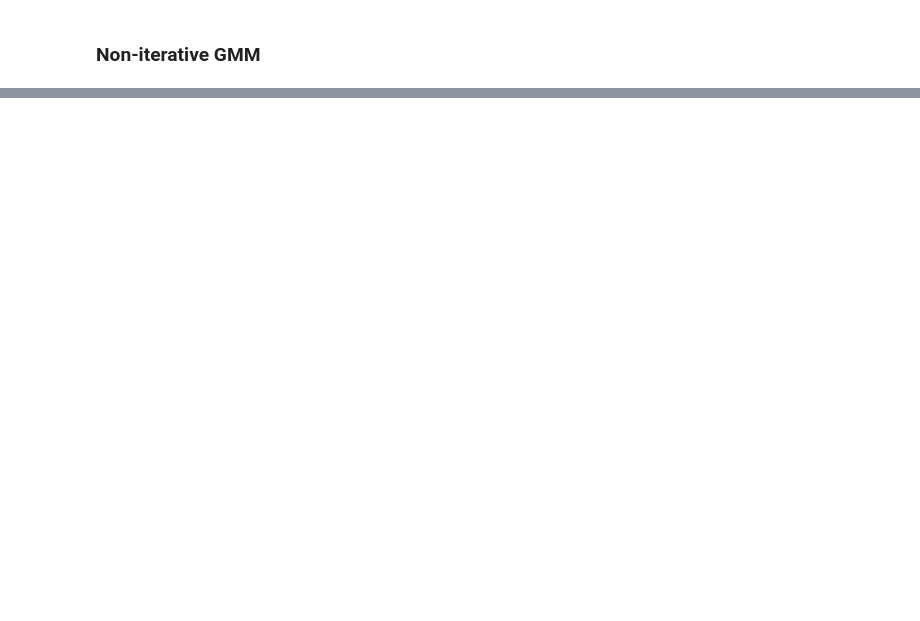
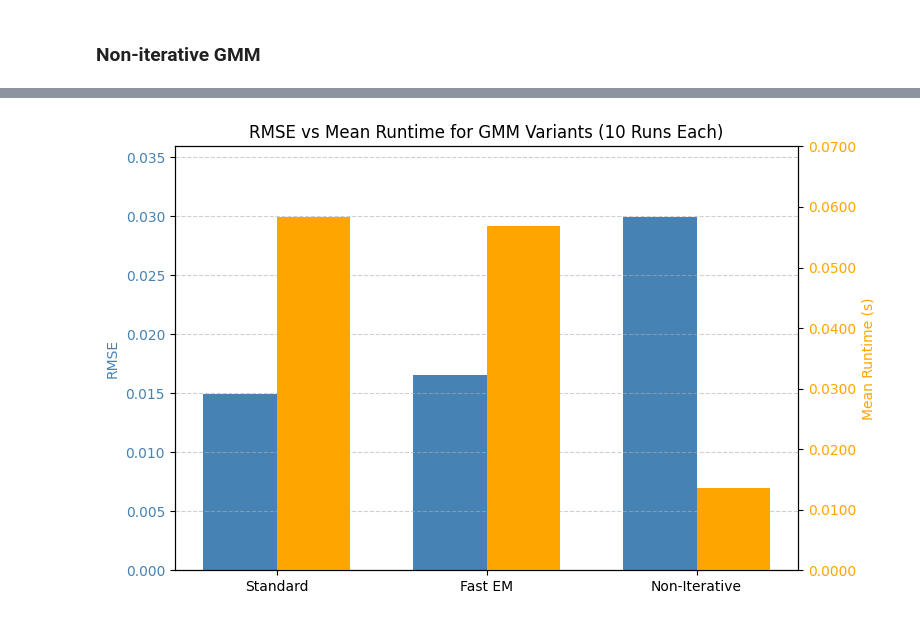
Before and after one commit to zaidmahmood/project-gmm, a Jupyter notebook: notebooks/FullProject.ipynb, the cells around one changed output, grey strips where cells are left out. Saved outputs shown, nothing was run; the diff lists cells and outputs as text; code cells hidden in the pictures; blank space fills up the shorter version.

```diff
--- a/notebooks/FullProject.ipynb
+++ b/notebooks/FullProject.ipynb
@@ -555,15 +545,20 @@ plt.show()
 # %%
 import sys
-sys.path.append('../src')
+sys.path.append('../src/')
 from benchmark_gmm import benchmark_gmm
 from benchmark_gmm_non_iterative import benchmark_gmm_non_iterative, compute_gmm_non_iterative
 
 
 # Standard GMM
-benchmark_gmm("Standard GMM", gmm, data_shaped)
+meantime_gmm, _ =  benchmark_gmm("Standard GMM", gmm, data_shaped)
+
 
 # Fast EM GMM
-benchmark_gmm("Fast EM GMM", gmm_fast_em, data_shaped)
+meantime_gmm_fast_em, _ =  benchmark_gmm("Fast EM GMM", gmm_fast_em, data_shaped)
 
 # Non-iterative GMM
-benchmark_non_iterative_gmm("GMM (Non-Iterative)", compute_gmm_non_iterative, data_shaped)
+meantime_gmm_non_iterative = benchmark_gmm_non_iterative(
+    "GMM (Non-Iterative)",
+    lambda X: compute_gmm_non_iterative(X, K=3),
+    data_shaped
+)
@@ -569,0 +638,47 @@ benchmark_non_iterative_gmm("GMM (Non-Iterative)", compute_gmm_non_iterative, da
+# %%
+import matplotlib.pyplot as plt
+import numpy as np
+
+# Model names
+labels = ["Standard", "Fast EM", "Non-Iterative"]
+
+# Values
+rmse_vals = [rmse_standard, rmse_fast, rmse_non_iterative]
+runtime_vals = [meantime_gmm, meantime_gmm_fast_em, meantime_gmm_non_iterative]
+
+# Bar positions
+x = np.arange(len(labels))  # [0, 1, 2]
+width = 0.35  # Width of each bar
+
+# Create figure and first axis (RMSE)
+fig, ax1 = plt.subplots(figsize=(8, 5))
+
+bars1 = ax1.bar(x - width/2, rmse_vals, width, label='RMSE', color='steelblue')
+ax1.set_ylabel("RMSE", color='steelblue')
+ax1.tick_params(axis='y', labelcolor='steelblue')
+ax1.set_ylim(0, max(rmse_vals) * 1.2)
+
+# Create second axis (Runtime)
+ax2 = ax1.twinx()
+bars2 = ax2.bar(x + width/2, runtime_vals, width, label='Mean Runtime (s)', color='orange')
+ax2.set_ylabel("Mean Runtime (s)", color='orange')
+ax2.tick_params(axis='y', labelcolor='orange')
+ax2.set_ylim(0, max(runtime_vals) * 1.2)
+ax2.yaxis.set_major_formatter(plt.FuncFormatter(lambda y, _: f"{y:.4f}"))
+
+# X-axis and formatting
+ax1.set_title("RMSE vs Mean Runtime for GMM Variants (10 Runs Each)")
+ax1.set_xticks(x)
+ax1.set_xticklabels(labels)
+ax1.grid(axis='y', linestyle='--', alpha=0.6)
+
+# Combine legends from both axes
+bars = bars1 + bars2
+labels_combined = [bar.get_label() for bar in bars]
+#ax1.legend(bars, labels_combined, loc='upper right')
+
+plt.tight_layout()
+plt.savefig("../results/gmm_rmse_and_runtime_dual_axis.png", dpi=300)
+plt.show()
+# %% [output]
+[figure, added]
```
Also changed, not shown: parts of 8 cells of this notebook.
